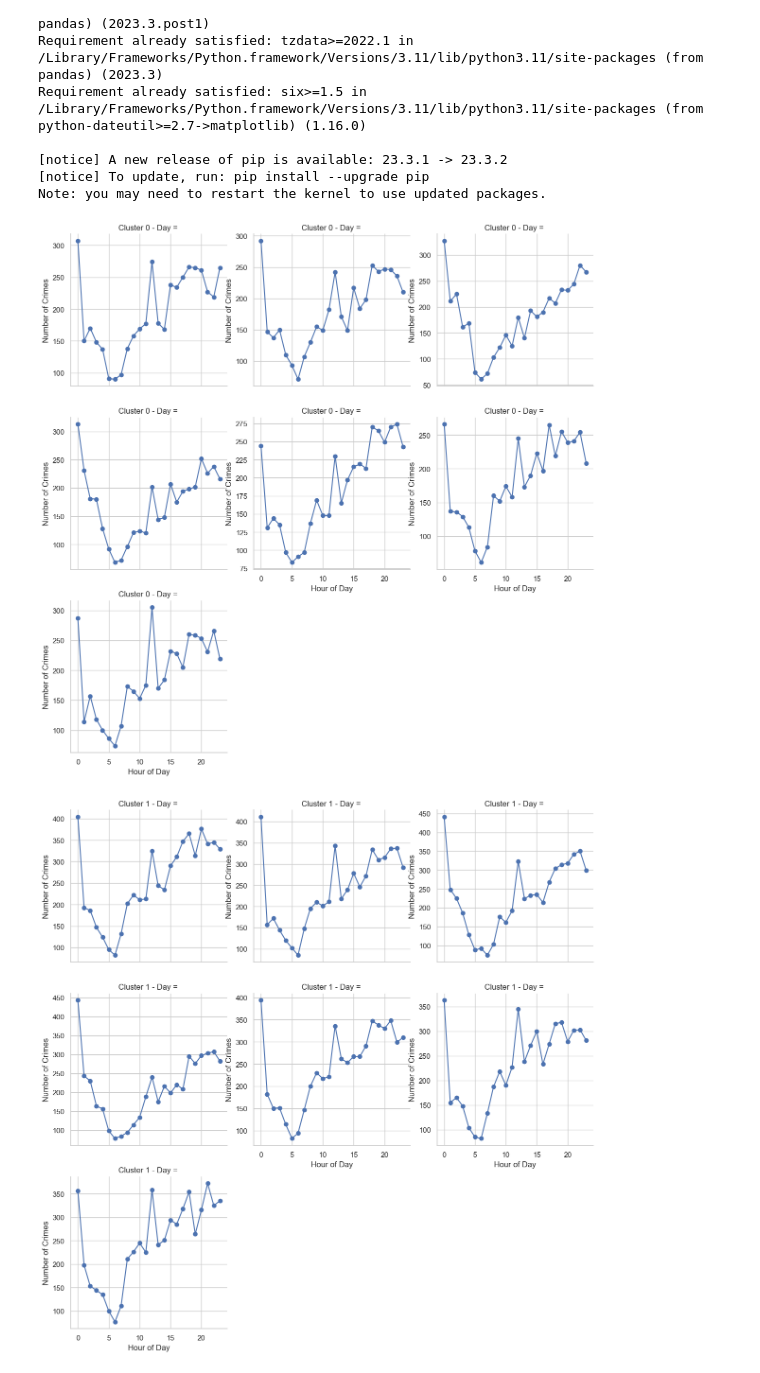
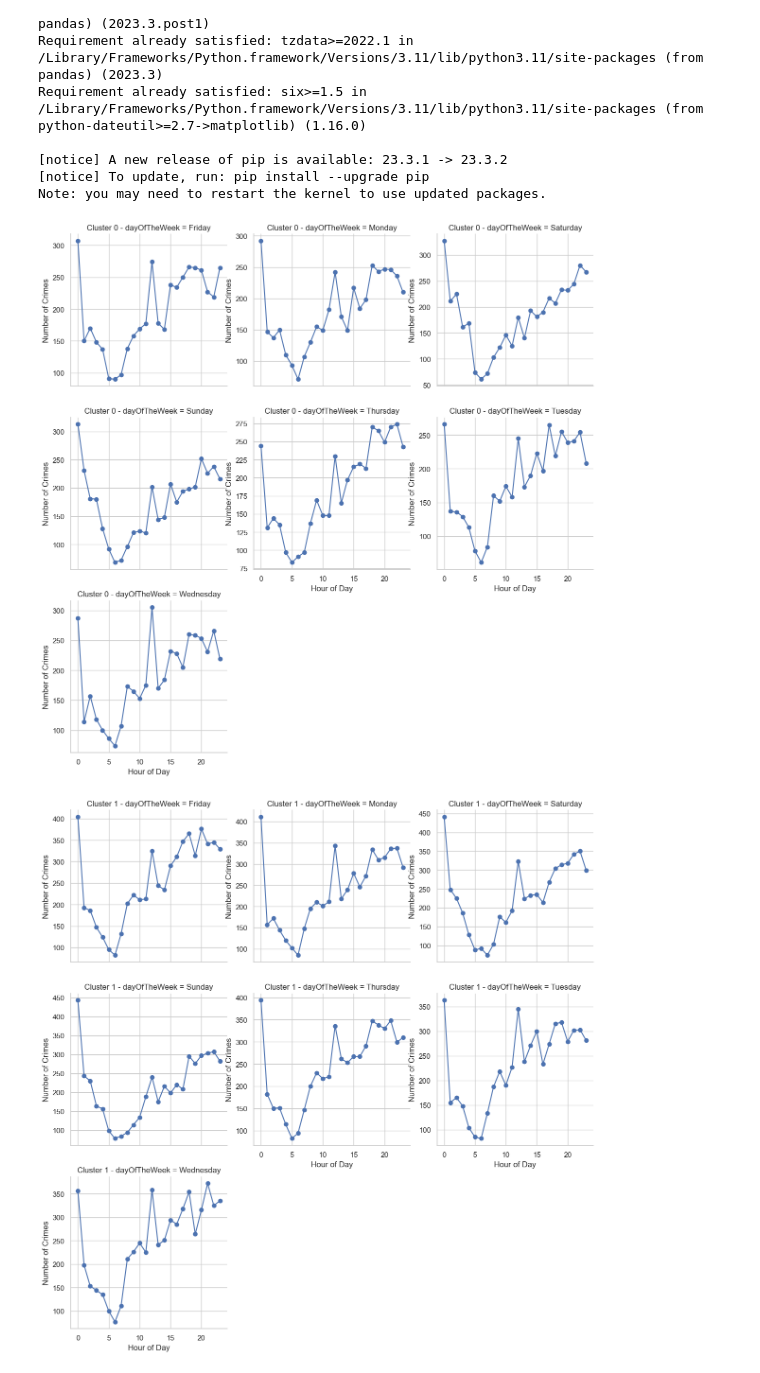
Before and after one commit to AjayArumugam07/PatrolOptimizer-BigDataAnalysis, a Jupyter notebook: Data Cleaning.ipynb, the cells around one changed output. Cells and saved outputs as stored; diff of their text form; code cells hidden in the pictures.

```diff
--- a/Data Cleaning.ipynb
+++ b/Data Cleaning.ipynb
@@ -87,7 +87,6 @@ crime_data = crime_data.drop(crime_data.PREMISES_TYPE)
 crime_data = crime_data.drop(crime_data.UCR_CODE)
 crime_data = crime_data.drop(crime_data.UCR_EXT)
 crime_data = crime_data.drop(crime_data.OFFENCE)
-crime_data = crime_data.drop(crime_data.MCI_CATEGORY)
 crime_data = crime_data.drop(crime_data.HOOD_158)
 crime_data = crime_data.drop(crime_data.NEIGHBOURHOOD_158)
 crime_data = crime_data.drop(crime_data.HOOD_140)
@@ -99,6 +98,7 @@ crime_data = crime_data.withColumnRenamed("LONG_WGS84", "longitude")
 crime_data = crime_data.withColumnRenamed("LAT_WGS84", "latitude")
 crime_data = crime_data.withColumnRenamed("OCC_DOW", "dayOfTheWeek")
 crime_data = crime_data.withColumnRenamed("OCC_HOUR", "hourOfTheDay")
+crime_data = crime_data.withColumnRenamed("MCI_CATEGORY", "offence")
 
 # Remove trailing spaces from the 'dayOfTheWeek' column
 crime_data = crime_data.withColumn("dayOfTheWeek", trim(crime_data["dayOfTheWeek"]))
@@ -228,8 +228,10 @@ pd_crime_data["prediction"] = kmeans.fit_predict(X_scaled)
 #adding back additional data
 day_of_week_series = crime_data.select("dayOfTheWeek").toPandas()["dayOfTheWeek"]
 hour_of_day_series = crime_data.select("hourOfTheDay").toPandas()["hourOfTheDay"]
+offence_series = crime_data.select("offence").toPandas()["offence"]
 pd_crime_data["dayOfTheWeek"] = day_of_week_series
 pd_crime_data["hourOfTheDay"] = hour_of_day_series
+pd_crime_data["offence"] = offence_series
 
 # Visualize the clusters on a map
 plt.scatter(pd_crime_data['longitude'], pd_crime_data['latitude'], c=pd_crime_data['prediction'], cmap='viridis')
@@ -296,33 +298,33 @@ Note: you may need to restart the kernel to use updated packages.
 import pandas as pd
 import seaborn as sns
 import matplotlib.pyplot as plt
 
 # Assuming pd_crime_data is your DataFrame with columns 'dayOfTheWeek', 'prediction', 'hourOfTheDay'
 
 # Create a new DataFrame for day-wise and cluster-wise crime counts
 day_cluster_counts = pd_crime_data.groupby(['dayOfTheWeek', 'prediction', 'hourOfTheDay']).size().reset_index(name='count')
 
 # Set the style for the plots
 sns.set(style="whitegrid")
 
 # Iterate over clusters and create a separate plot for each
 for cluster_label in day_cluster_counts['prediction'].unique():
     cluster_data = day_cluster_counts[day_cluster_counts['prediction'] == cluster_label]
 
     # Create a facet grid for each day of the week
     g = sns.FacetGrid(cluster_data, col="dayOfTheWeek", col_wrap=3, height=4, sharey=False)
 
     # Plot the crime counts for each hour
     g.map(plt.plot, 'hourOfTheDay', 'count', marker="o", color="b")
 
     # Set titles and labels
     for ax in g.axes.flat:
-        ax.set_title(f"Cluster {cluster_label} - Day = ")
+        ax.set_title(f"Cluster {cluster_label} - {ax.get_title()}")
         ax.set_xlabel("Hour of Day")
         ax.set_ylabel("Number of Crimes")
 
     # Show the plots
     plt.show()
 # %% [output]
-[figure, old version]
+[figure, new version]
-[figure, old version]
+[figure, new version]
```
Also changed, not shown: parts of 8 cells of this notebook.
